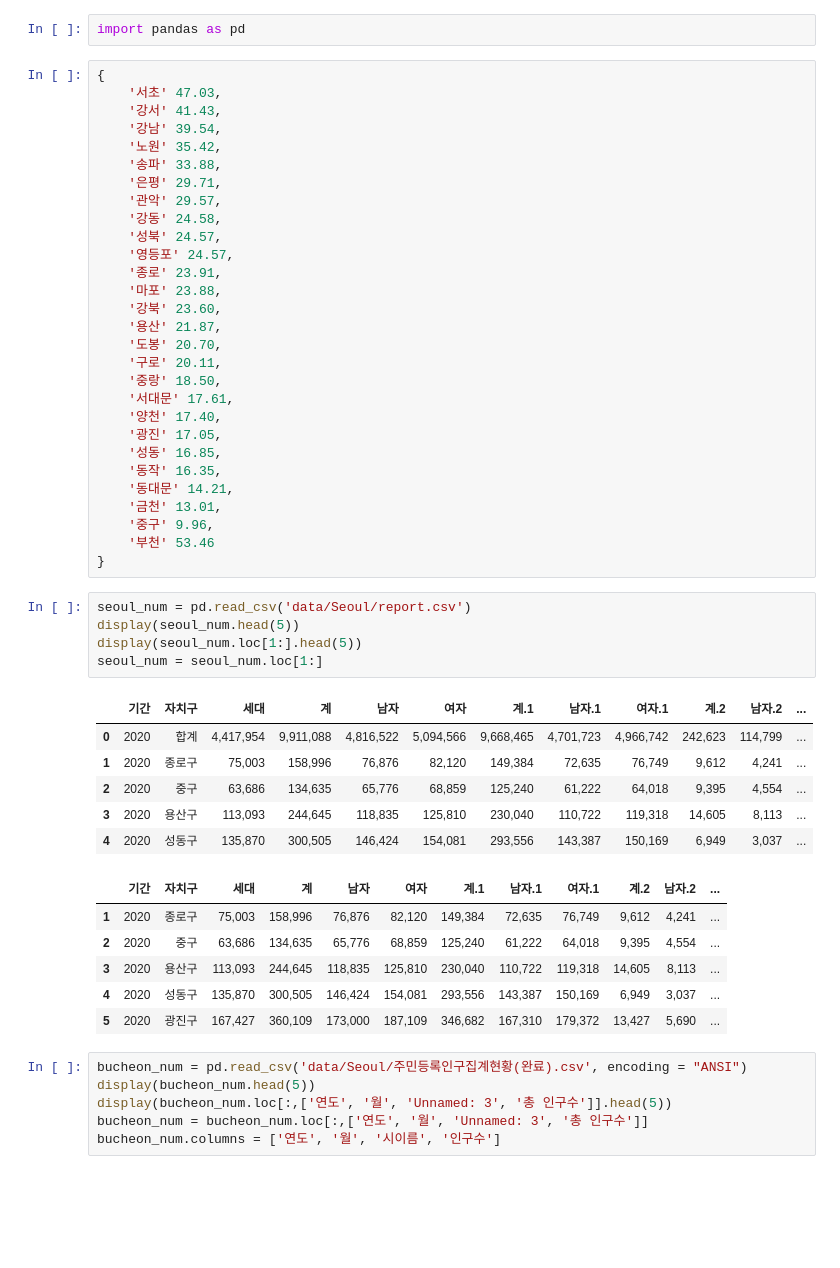
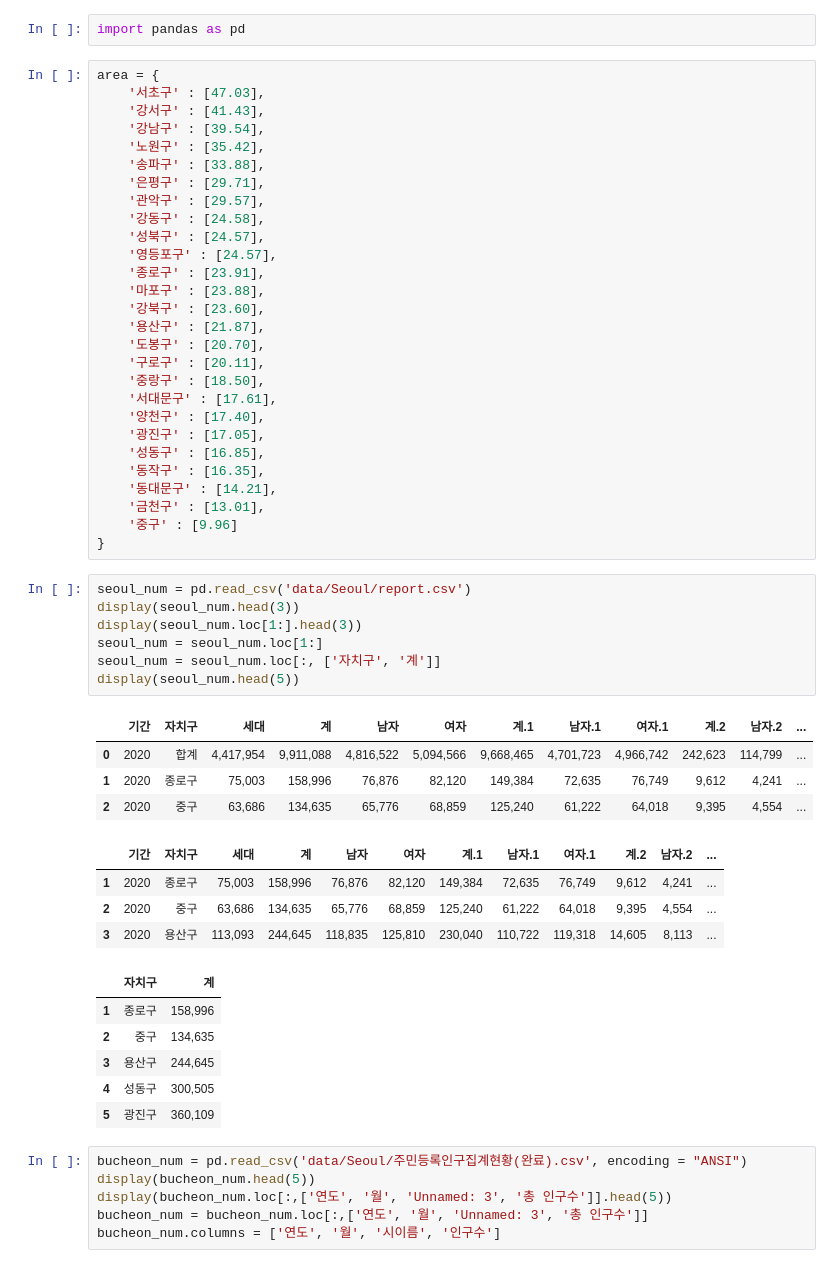
Before and after one commit to so02e/bucheon, a Jupyter notebook: won_compare.ipynb, the cells around one changed output. Drawn from its saved outputs; the diff is of its cells as text; blank space fills up the shorter version.

```diff
--- a/won_compare.ipynb
+++ b/won_compare.ipynb
@@ -1,52 +1,55 @@
 # %%
 import pandas as pd
 # %%
-{
-    '서초' 47.03,
-    '강서' 41.43,
-    '강남' 39.54,
-    '노원' 35.42,
-    '송파' 33.88,
-    '은평' 29.71,
-    '관악' 29.57,
-    '강동' 24.58,
-    '성북' 24.57,
-    '영등포' 24.57,
-    '종로' 23.91,
-    '마포' 23.88,
-    '강북' 23.60,
-    '용산' 21.87,
-    '도봉' 20.70,
-    '구로' 20.11,
-    '중랑' 18.50,
-    '서대문' 17.61,
-    '양천' 17.40,
-    '광진' 17.05,
-    '성동' 16.85,
-    '동작' 16.35,
-    '동대문' 14.21,
-    '금천' 13.01,
-    '중구' 9.96,
-    '부천' 53.46
+area = {
+    '서초구' : [47.03],
+    '강서구' : [41.43],
+    '강남구' : [39.54],
+    '노원구' : [35.42],
+    '송파구' : [33.88],
+    '은평구' : [29.71],
+    '관악구' : [29.57],
+    '강동구' : [24.58],
+    '성북구' : [24.57],
+    '영등포구' : [24.57],
+    '종로구' : [23.91],
+    '마포구' : [23.88],
+    '강북구' : [23.60],
+    '용산구' : [21.87],
+    '도봉구' : [20.70],
+    '구로구' : [20.11],
+    '중랑구' : [18.50],
+    '서대문구' : [17.61],
+    '양천구' : [17.40],
+    '광진구' : [17.05],
+    '성동구' : [16.85],
+    '동작구' : [16.35],
+    '동대문구' : [14.21],
+    '금천구' : [13.01],
+    '중구' : [9.96]
 }
 # %%
 seoul_num = pd.read_csv('data/Seoul/report.csv')
+display(seoul_num.head(3))
+display(seoul_num.loc[1:].head(3))
+seoul_num = seoul_num.loc[1:]
+seoul_num = seoul_num.loc[:, ['자치구', '계']]
 display(seoul_num.head(5))
-display(seoul_num.loc[1:].head(5))
-seoul_num = seoul_num.loc[1:]
 # %% [output]
 |  | 기간 | 자치구 | 세대 | 계 | 남자 | 여자 | 계.1 | 남자.1 | 여자.1 | 계.2 | 남자.2 | ... |
 | 0 | 2020 | 합계 | 4,417,954 | 9,911,088 | 4,816,522 | 5,094,566 | 9,668,465 | 4,701,723 | 4,966,742 | 242,623 | 114,799 | ... |
 | 1 | 2020 | 종로구 | 75,003 | 158,996 | 76,876 | 82,120 | 149,384 | 72,635 | 76,749 | 9,612 | 4,241 | ... |
 | 2 | 2020 | 중구 | 63,686 | 134,635 | 65,776 | 68,859 | 125,240 | 61,222 | 64,018 | 9,395 | 4,554 | ... |
-| 3 | 2020 | 용산구 | 113,093 | 244,645 | 118,835 | 125,810 | 230,040 | 110,722 | 119,318 | 14,605 | 8,113 | ... |
-| 4 | 2020 | 성동구 | 135,870 | 300,505 | 146,424 | 154,081 | 293,556 | 143,387 | 150,169 | 6,949 | 3,037 | ... |
 |  | 기간 | 자치구 | 세대 | 계 | 남자 | 여자 | 계.1 | 남자.1 | 여자.1 | 계.2 | 남자.2 | ... |
 | 1 | 2020 | 종로구 | 75,003 | 158,996 | 76,876 | 82,120 | 149,384 | 72,635 | 76,749 | 9,612 | 4,241 | ... |
 | 2 | 2020 | 중구 | 63,686 | 134,635 | 65,776 | 68,859 | 125,240 | 61,222 | 64,018 | 9,395 | 4,554 | ... |
 | 3 | 2020 | 용산구 | 113,093 | 244,645 | 118,835 | 125,810 | 230,040 | 110,722 | 119,318 | 14,605 | 8,113 | ... |
-| 4 | 2020 | 성동구 | 135,870 | 300,505 | 146,424 | 154,081 | 293,556 | 143,387 | 150,169 | 6,949 | 3,037 | ... |
-| 5 | 2020 | 광진구 | 167,427 | 360,109 | 173,000 | 187,109 | 346,682 | 167,310 | 179,372 | 13,427 | 5,690 | ... |
+|  | 자치구 | 계 |
+| 1 | 종로구 | 158,996 |
+| 2 | 중구 | 134,635 |
+| 3 | 용산구 | 244,645 |
+| 4 | 성동구 | 300,505 |
+| 5 | 광진구 | 360,109 |
 # %%
 bucheon_num = pd.read_csv('data/Seoul/주민등록인구집계현황(완료).csv', encoding = "ANSI")
 display(bucheon_num.head(5))
```
Also changed, not shown: parts of 33 cells of this notebook.
